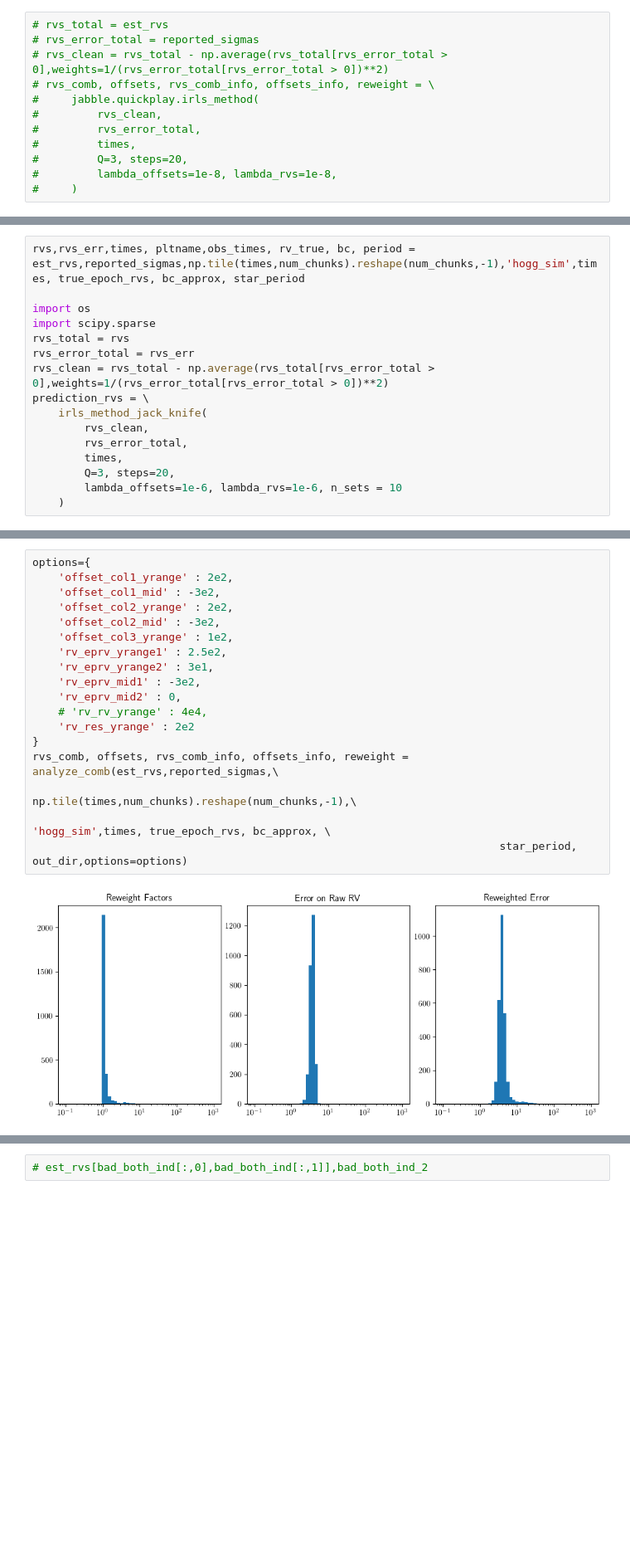
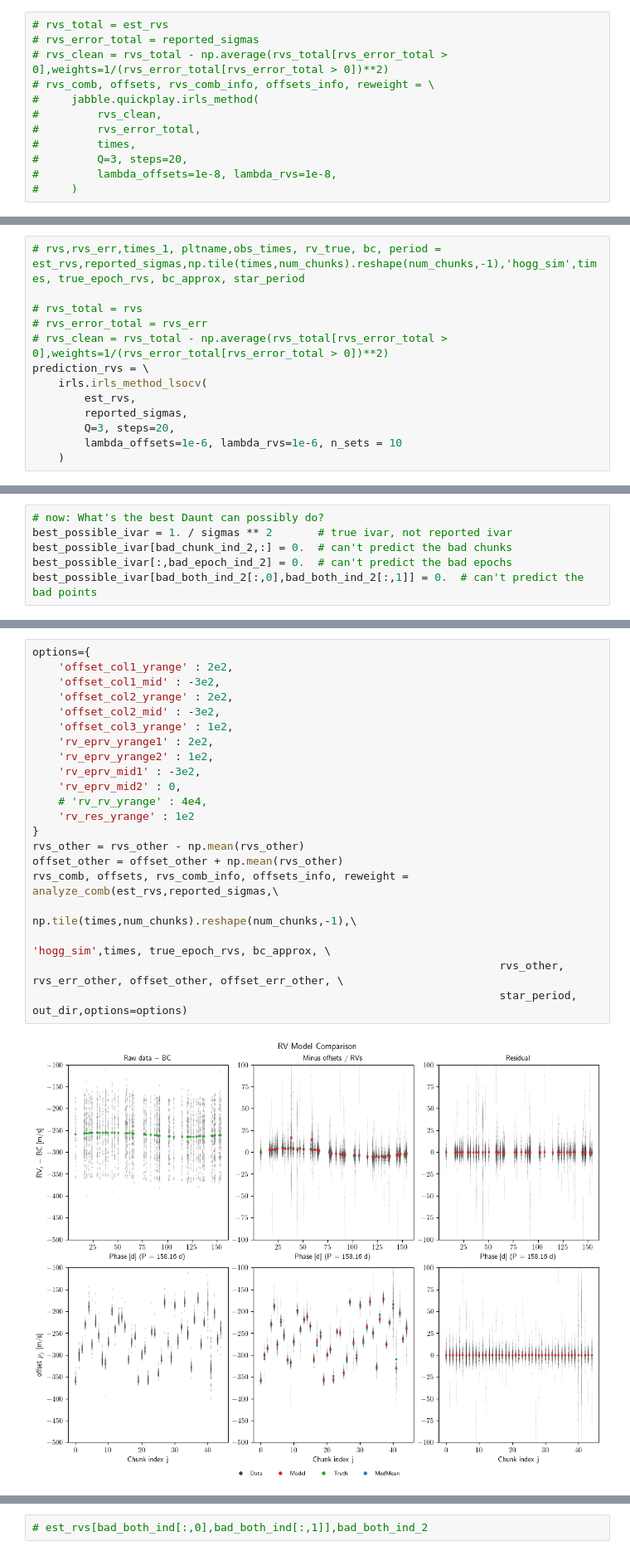
Before and after one commit to mdd423/RRVCombination, a Jupyter notebook: hogg-5.2-make-fake-data.ipynb, the cells around one changed output, grey strips where cells are left out. Shown at 83% size. Cells and saved outputs as stored; diff of their text form; blank space fills up the shorter version.

```diff
--- a/hogg-5.2-make-fake-data.ipynb
+++ b/hogg-5.2-make-fake-data.ipynb
@@ -668,16 +143,13 @@ def irls_method_jack_knife(rvs,err,time,steps,lambda_offsets=1e-5,lambda_rvs=1e-
 # %%
-rvs,rvs_err,times, pltname,obs_times, rv_true, bc, period = est_rvs,reported_sigmas,np.tile(times,num_chunks).reshape(num_chunks,-1),'hogg_sim',times, true_epoch_rvs, bc_approx, star_period
+# rvs,rvs_err,times_1, pltname,obs_times, rv_true, bc, period = est_rvs,reported_sigmas,np.tile(times,num_chunks).reshape(num_chunks,-1),'hogg_sim',times, true_epoch_rvs, bc_approx, star_period
 
-import os
-import scipy.sparse
-rvs_total = rvs
-rvs_error_total = rvs_err
-rvs_clean = rvs_total - np.average(rvs_total[rvs_error_total > 0],weights=1/(rvs_error_total[rvs_error_total > 0])**2)
+# rvs_total = rvs
+# rvs_error_total = rvs_err
+# rvs_clean = rvs_total - np.average(rvs_total[rvs_error_total > 0],weights=1/(rvs_error_total[rvs_error_total > 0])**2)
 prediction_rvs = \
-    irls_method_jack_knife(
-        rvs_clean,
-        rvs_error_total,
-        times,
+    irls.irls_method_lsocv(
+        est_rvs,
+        reported_sigmas,
         Q=3, steps=20,
         lambda_offsets=1e-6, lambda_rvs=1e-6, n_sets = 10
     )
@@ -699,3 +273,9 @@ prediction_rvs = \
+# %%
+# now: What's the best Daunt can possibly do?
+best_possible_ivar = 1. / sigmas ** 2       # true ivar, not reported ivar
+best_possible_ivar[bad_chunk_ind_2,:] = 0.  # can't predict the bad chunks
+best_possible_ivar[:,bad_epoch_ind_2] = 0.  # can't predict the bad epochs
+best_possible_ivar[bad_both_ind_2[:,0],bad_both_ind_2[:,1]] = 0.  # can't predict the bad points
 # %%
 mappable = cmasher.viola
  # - bc_approx + bc_approx.mean()
@@ -897,20 +605,23 @@ def analyze_comb(rvs,rvs_err,times, pltname,
 # %%
 options={
     'offset_col1_yrange' : 2e2,
     'offset_col1_mid' : -3e2,
     'offset_col2_yrange' : 2e2,
     'offset_col2_mid' : -3e2,
     'offset_col3_yrange' : 1e2,
-    'rv_eprv_yrange1' : 2.5e2,
-    'rv_eprv_yrange2' : 3e1,
+    'rv_eprv_yrange1' : 2e2,
+    'rv_eprv_yrange2' : 1e2,
     'rv_eprv_mid1' : -3e2,
     'rv_eprv_mid2' : 0,
     # 'rv_rv_yrange' : 4e4,
-    'rv_res_yrange' : 2e2
+    'rv_res_yrange' : 1e2
 }
+rvs_other = rvs_other - np.mean(rvs_other)
+offset_other = offset_other + np.mean(rvs_other)
 rvs_comb, offsets, rvs_comb_info, offsets_info, reweight = analyze_comb(est_rvs,reported_sigmas,\
                                                                         np.tile(times,num_chunks).reshape(num_chunks,-1),\
                                                                         'hogg_sim',times, true_epoch_rvs, bc_approx, \
+                                                                        rvs_other, rvs_err_other, offset_other, offset_err_other, \
                                                                         star_period, out_dir,options=options)
 # %% [output]
-[figure, old version]
+[figure, new version]
```
Also changed, not shown: parts of 17 cells of this notebook, 1 other file.
